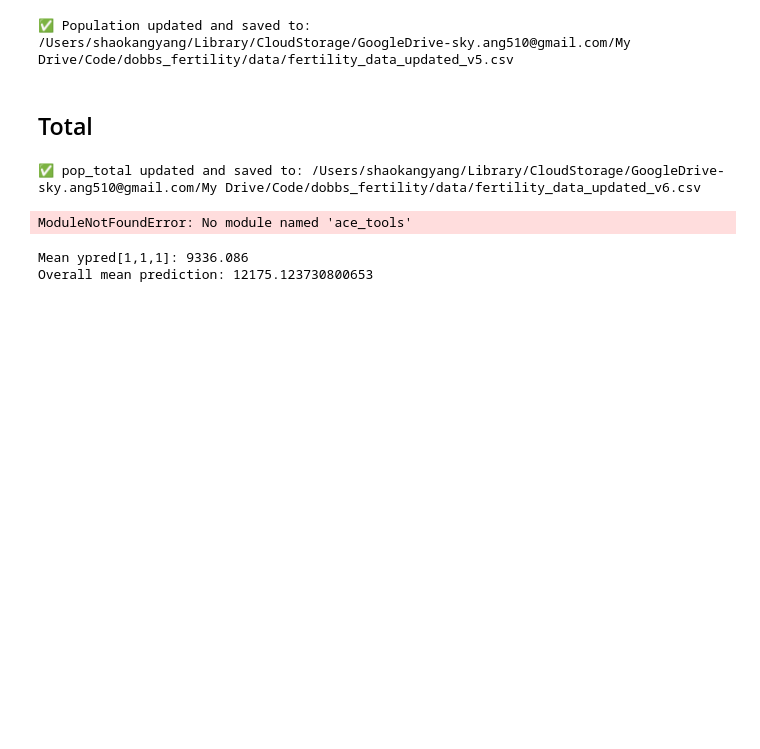
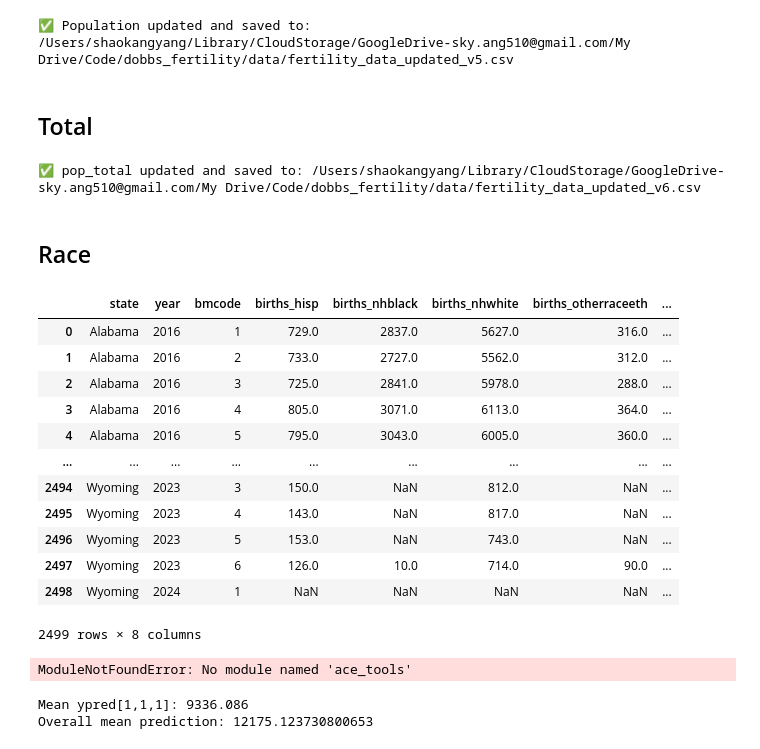
Before and after one commit to Shaokang-Yang/dobbs_fertility, a Jupyter notebook: DataAdd/2024.ipynb, the cells around one changed output. Drawn from its saved outputs; the diff is of its cells as text; code cells hidden in the pictures; blank space fills up the shorter version.

Commit message:
2024 data update

```diff
--- a/DataAdd/2024.ipynb
+++ b/DataAdd/2024.ipynb
@@ -374,3 +374,5 @@ df_final = pd.concat([df_original_no2023, df_updated_2023], ignore_index=True)
 df_final.to_csv(final_output_path, index=False)
 
 import ace_tools as tools; tools.display_dataframe_to_user(name="Fully Updated Fertility Data", dataframe=df_final)
+# %% [markdown]
+## Race
@@ -376,0 +388,3 @@ import ace_tools as tools; tools.display_dataframe_to_user(name="Fully Updated F
+# %%
+df = pd.read_csv("/Users/shaokangyang/Library/CloudStorage/GoogleDrive-sky.ang510@gmail.com/My Drive/Code/dobbs_fertility/data/fertility_data_birth_update.csv")
+df2023 = pd.read_csv("/Users/shaokangyang/Library/CloudStorage/GoogleDrive-sky.ang510@gmail.com/My Drive/Code/dobbs_fertility/data/fertility_data.csv")
@@ -377,3 +401,19 @@ import ace_tools as tools; tools.display_dataframe_to_user(name="Fully Updated F
+# %%
+df2023[['state', 'year', 'bmcode', "births_hisp","births_nhblack","births_nhwhite","births_otherraceeth", "births_total"]]
+# %% [output]
+|  | state | year | bmcode | births_hisp | births_nhblack | births_nhwhite | births_otherraceeth | ... |
+| 0 | Alabama | 2016 | 1 | 729.0 | 2837.0 | 5627.0 | 316.0 | ... |
+| 1 | Alabama | 2016 | 2 | 733.0 | 2727.0 | 5562.0 | 312.0 | ... |
+| 2 | Alabama | 2016 | 3 | 725.0 | 2841.0 | 5978.0 | 288.0 | ... |
+| 3 | Alabama | 2016 | 4 | 805.0 | 3071.0 | 6113.0 | 364.0 | ... |
+| 4 | Alabama | 2016 | 5 | 795.0 | 3043.0 | 6005.0 | 360.0 | ... |
+| ... | ... | ... | ... | ... | ... | ... | ... | ... |
+| 2494 | Wyoming | 2023 | 3 | 150.0 | NaN | 812.0 | NaN | ... |
+| 2495 | Wyoming | 2023 | 4 | 143.0 | NaN | 817.0 | NaN | ... |
+| 2496 | Wyoming | 2023 | 5 | 153.0 | NaN | 743.0 | NaN | ... |
+| 2497 | Wyoming | 2023 | 6 | 126.0 | 10.0 | 714.0 | 90.0 | ... |
+| 2498 | Wyoming | 2024 | 1 | NaN | NaN | NaN | NaN | ... |
+2499 rows × 8 columns
 # %%
 import pandas as pd
 
```
Also changed, not shown: parts of 2 cells of this notebook, 9 other files.
